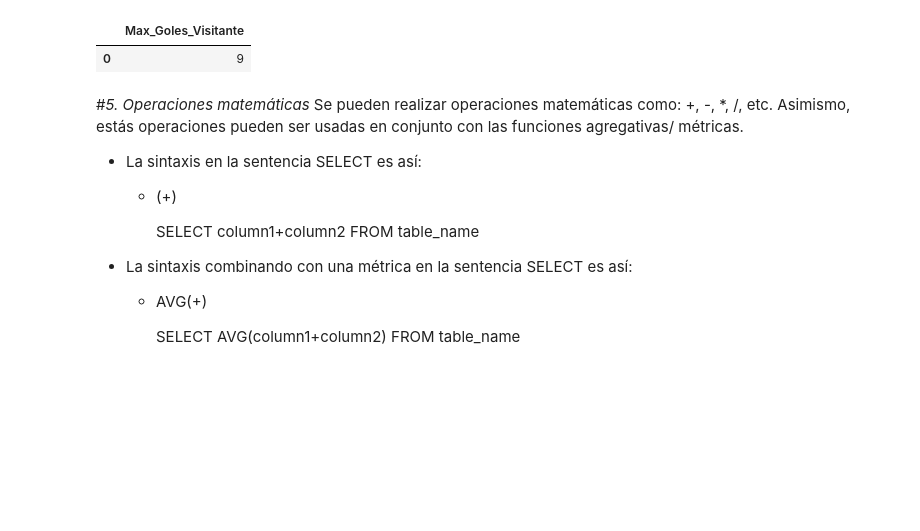
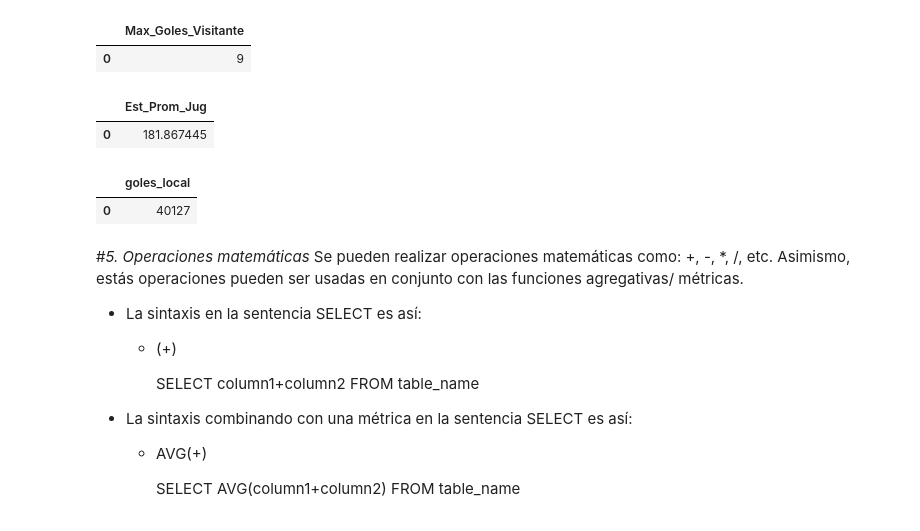
Before and after one commit to CharlieHndz/Talento-Tech-2024-Carlos-Hdez, a Jupyter notebook: Practica_SQL.ipynb, the cells around one changed output. Cells and saved outputs as stored; diff of their text form; code cells hidden in the pictures; blank space fills up the shorter version.

```diff
--- a/Practica_SQL.ipynb
+++ b/Practica_SQL.ipynb
@@ -404,6 +404,24 @@ max_goles_visit
 # %% [output]
 |  | Max_Goles_Visitante |
 | 0 | 9 |
+# %%
+#Ejercicio en Clase. Cual es la estatura promedio de los futbolistas
+
+query = """ select avg(height) as Est_Prom_Jug  from Player"""
+Estatura_promedio_jugadores = pd.read_sql(query,conn)
+Estatura_promedio_jugadores
+# %% [output]
+|  | Est_Prom_Jug |
+| 0 | 181.867445 |
+# %%
+#Ejercicio en Clase. Cual es el total de goles de equipos locales
+
+query = """select sum(home_team_goal) as goles_local from Match"""
+Goles_local = pd.read_sql(query,conn)
+Goles_local
+# %% [output]
+|  | goles_local |
+| 0 | 40127 |
 # %% [markdown]
 #*5. Operaciones matemáticas*
 Se pueden realizar operaciones matemáticas como: +, -, *, /, etc. Asimismo, estás operaciones pueden ser usadas en conjunto con las funciones agregativas/ métricas.
```
Also changed, not shown: parts of 12 cells of this notebook.
